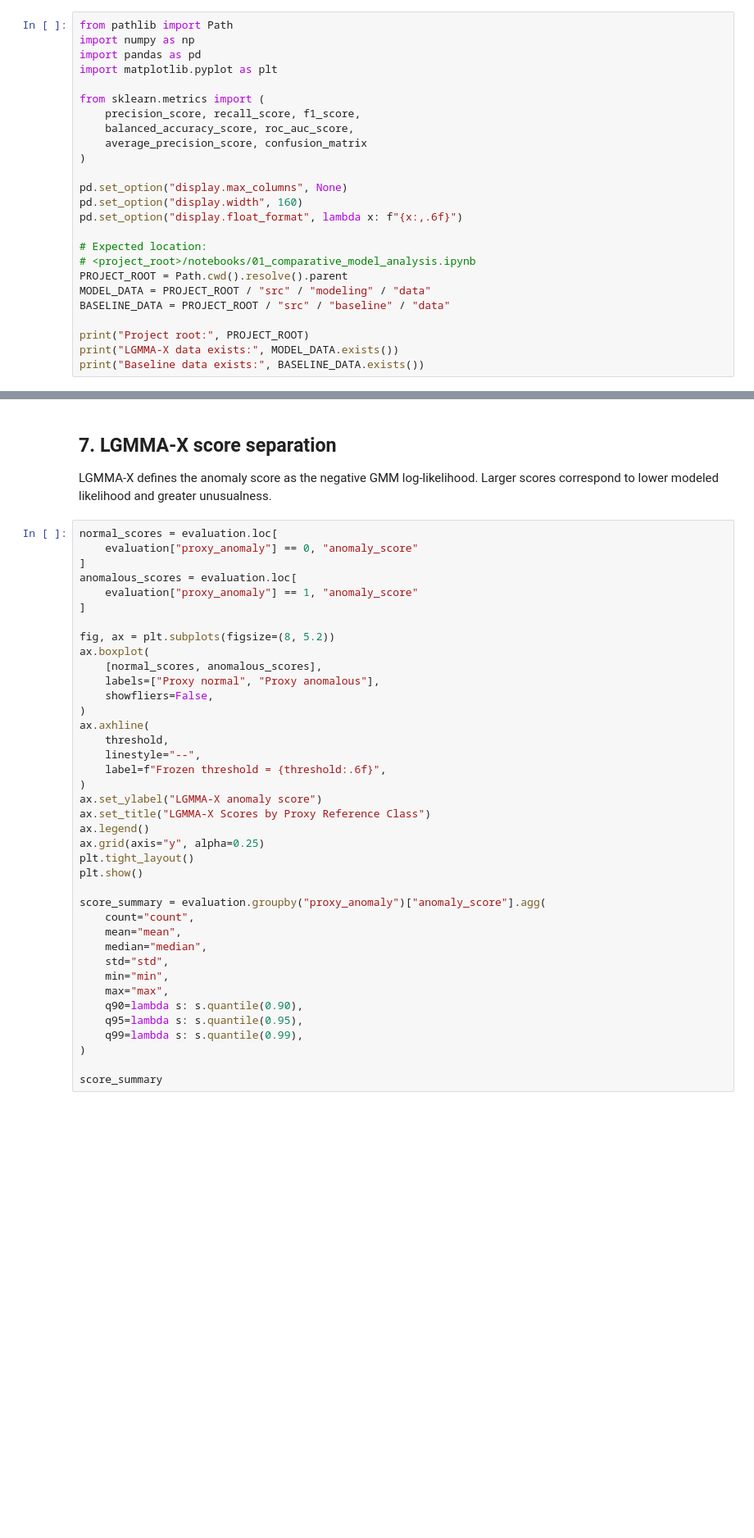
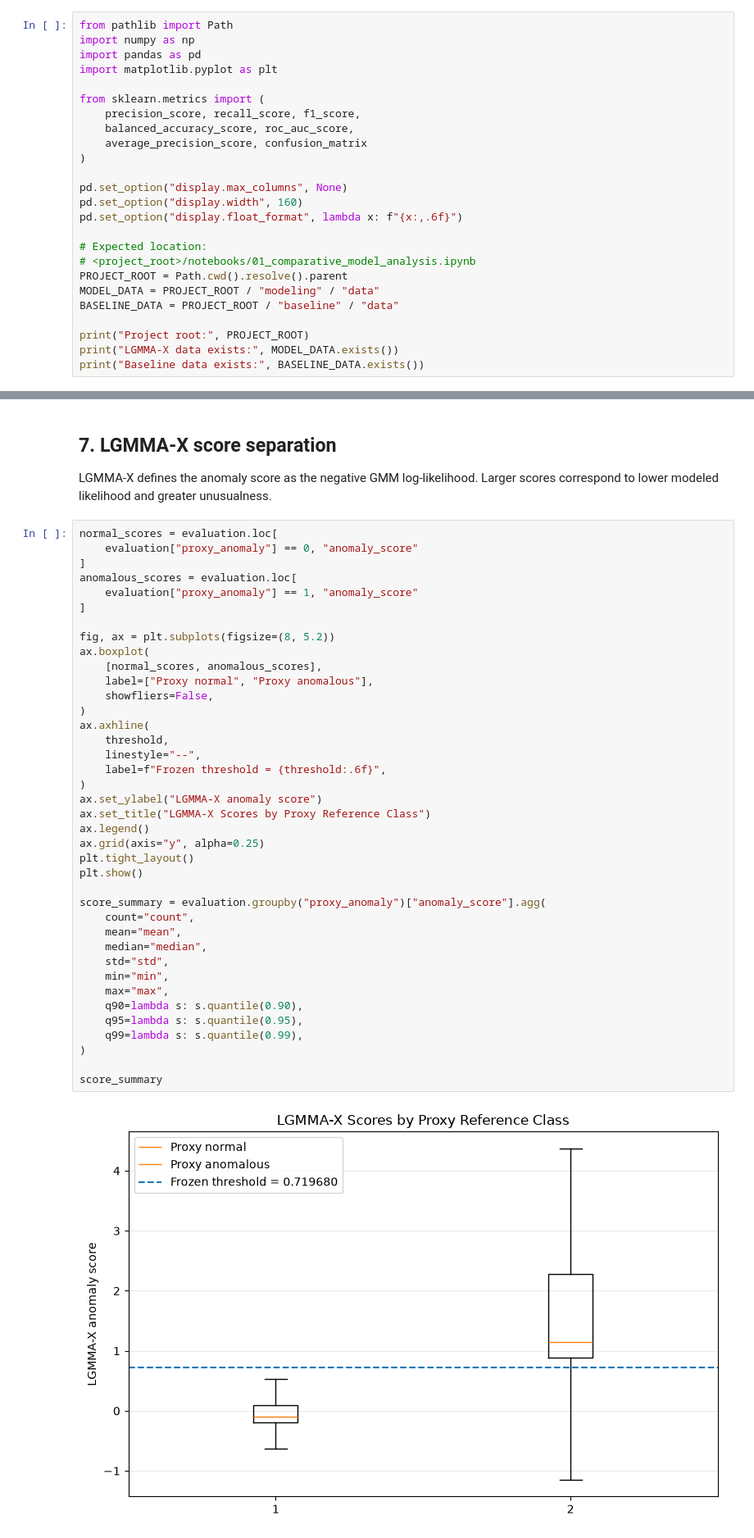
Before and after one commit to averageCoder-byte/DATASCI2-Thesis, a Jupyter notebook: src/notebooks/01_comparative_model_analysis.ipynb, the cells around one changed output, grey strips where cells are left out. Shown at 82% size. Drawn from its saved outputs; the diff is of its cells as text; blank space fills up the shorter version.

Commit message:
Update comparative model analysis notebook

```diff
--- a/src/notebooks/01_comparative_model_analysis.ipynb
+++ b/src/notebooks/01_comparative_model_analysis.ipynb
@@ -36,8 +36,8 @@ pd.set_option("display.float_format", lambda x: f"{x:,.6f}")
 # Expected location:
 # <project_root>/notebooks/01_comparative_model_analysis.ipynb
 PROJECT_ROOT = Path.cwd().resolve().parent
-MODEL_DATA = PROJECT_ROOT / "src" / "modeling" / "data"
-BASELINE_DATA = PROJECT_ROOT / "src" / "baseline" / "data"
+MODEL_DATA = PROJECT_ROOT / "modeling" / "data"
+BASELINE_DATA = PROJECT_ROOT / "baseline" / "data"
 
 print("Project root:", PROJECT_ROOT)
 print("LGMMA-X data exists:", MODEL_DATA.exists())
@@ -290,31 +321,33 @@ anomalous_scores = evaluation.loc[
 fig, ax = plt.subplots(figsize=(8, 5.2))
 ax.boxplot(
     [normal_scores, anomalous_scores],
-    labels=["Proxy normal", "Proxy anomalous"],
+    label=["Proxy normal", "Proxy anomalous"],
     showfliers=False,
 )
 ax.axhline(
     threshold,
     linestyle="--",
     label=f"Frozen threshold = {threshold:.6f}",
 )
 ax.set_ylabel("LGMMA-X anomaly score")
 ax.set_title("LGMMA-X Scores by Proxy Reference Class")
 ax.legend()
 ax.grid(axis="y", alpha=0.25)
 plt.tight_layout()
 plt.show()
 
 score_summary = evaluation.groupby("proxy_anomaly")["anomaly_score"].agg(
     count="count",
     mean="mean",
     median="median",
     std="std",
     min="min",
     max="max",
     q90=lambda s: s.quantile(0.90),
     q95=lambda s: s.quantile(0.95),
     q99=lambda s: s.quantile(0.99),
 )
 
 score_summary
+# %% [output]
+[figure, added]
```
Also changed, not shown: parts of 16 cells of this notebook.
